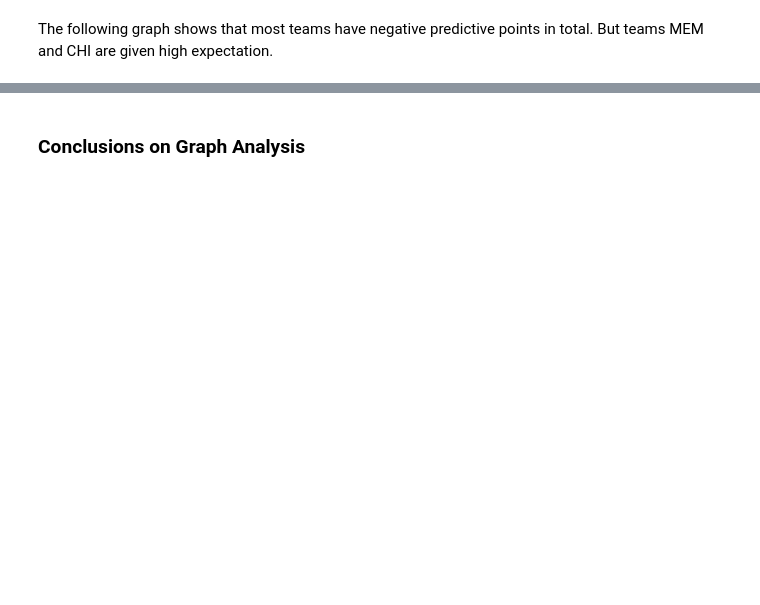
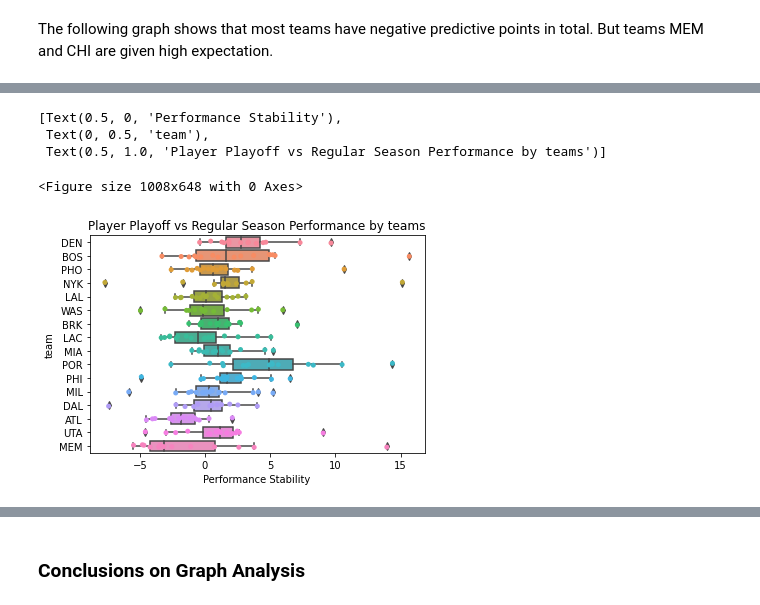
Before and after one commit to data301-2021-winter1/project-group40-project, a Jupyter notebook: notebooks/analysis3.ipynb, the cells around one changed output, grey strips where cells are left out. Saved outputs shown, nothing was run; the diff lists cells and outputs as text; code cells hidden in the pictures; blank space fills up the shorter version.

```diff
--- a/notebooks/analysis3.ipynb
+++ b/notebooks/analysis3.ipynb
@@ -144,0 +160,13 @@ sns.catplot(x="team",y="war_total",data = df,kind ="bar",height=10)
+# %%
+df["Performance Stability"]=df["raptor_total"]-df["predator_total"]
+df1 = df.loc[df["season_type"] == "PO"]
+plt.figure(figsize=(14,9))
+fig, ax = plt.subplots()
+sns.boxplot(x="Performance Stability",y="team",data=df1, ax=ax)
+sns.stripplot(x="Performance Stability",y="team",data=df1, jitter=True, dodge=True,ax=ax).set(xlabel="Performance Stability", ylabel= "team", title="Player Playoff vs Regular Season Performance by teams")
+# %% [output]
+[Text(0.5, 0, 'Performance Stability'),
+ Text(0, 0.5, 'team'),
+ Text(0.5, 1.0, 'Player Playoff vs Regular Season Performance by teams')]
+<Figure size 1008x648 with 0 Axes>
+[figure, added]
```
Also changed, not shown: parts of 24 cells of this notebook, 1 other file.
